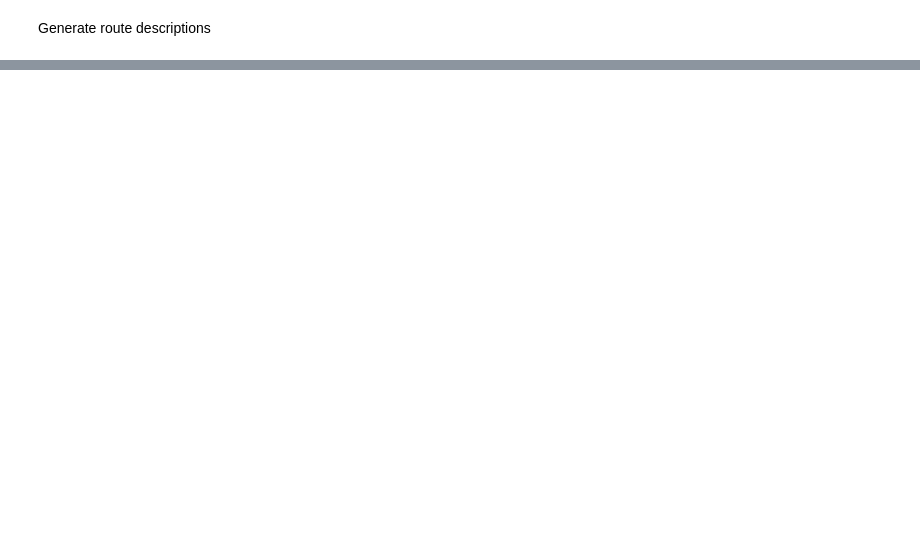
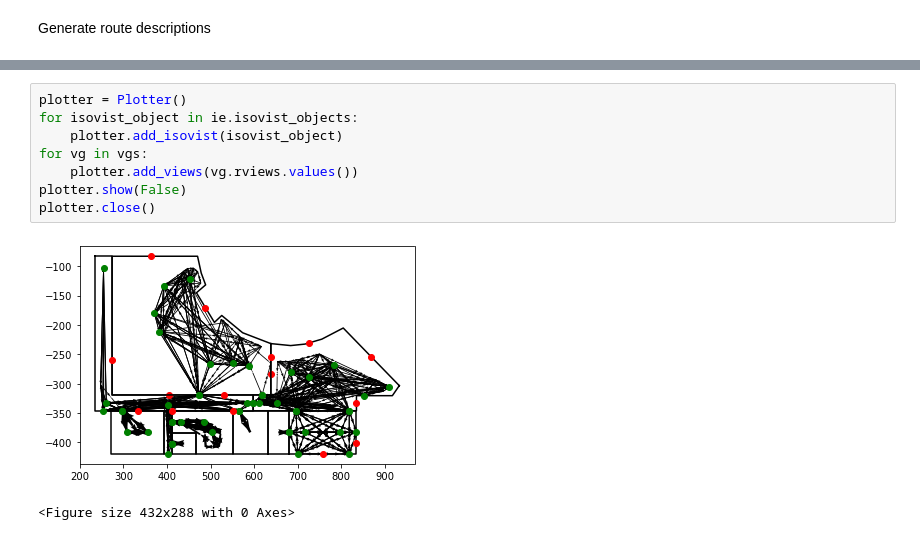
Before and after one commit to hamzeiehsan/indoor_view_graph, a Jupyter notebook: TestGraph.ipynb, the cells around one changed output, grey strips where cells are left out. Cells and saved outputs as stored; diff of their text form; blank space fills up the shorter version.

```diff
--- a/TestGraph.ipynb
+++ b/TestGraph.ipynb
@@ -276,0 +300,11 @@ Utility.calculate_bearing(v2)  # todo: Really? I don't think this is correct?
+# %%
+plotter = Plotter()
+for isovist_object in ie.isovist_objects:
+    plotter.add_isovist(isovist_object)
+for vg in vgs:
+    plotter.add_views(vg.rviews.values())
+plotter.show(False)
+plotter.close()
+# %% [output]
+[figure, added]
+<Figure size 432x288 with 0 Axes>
```
Also changed, not shown: parts of 24 cells of this notebook, 6 other files.
